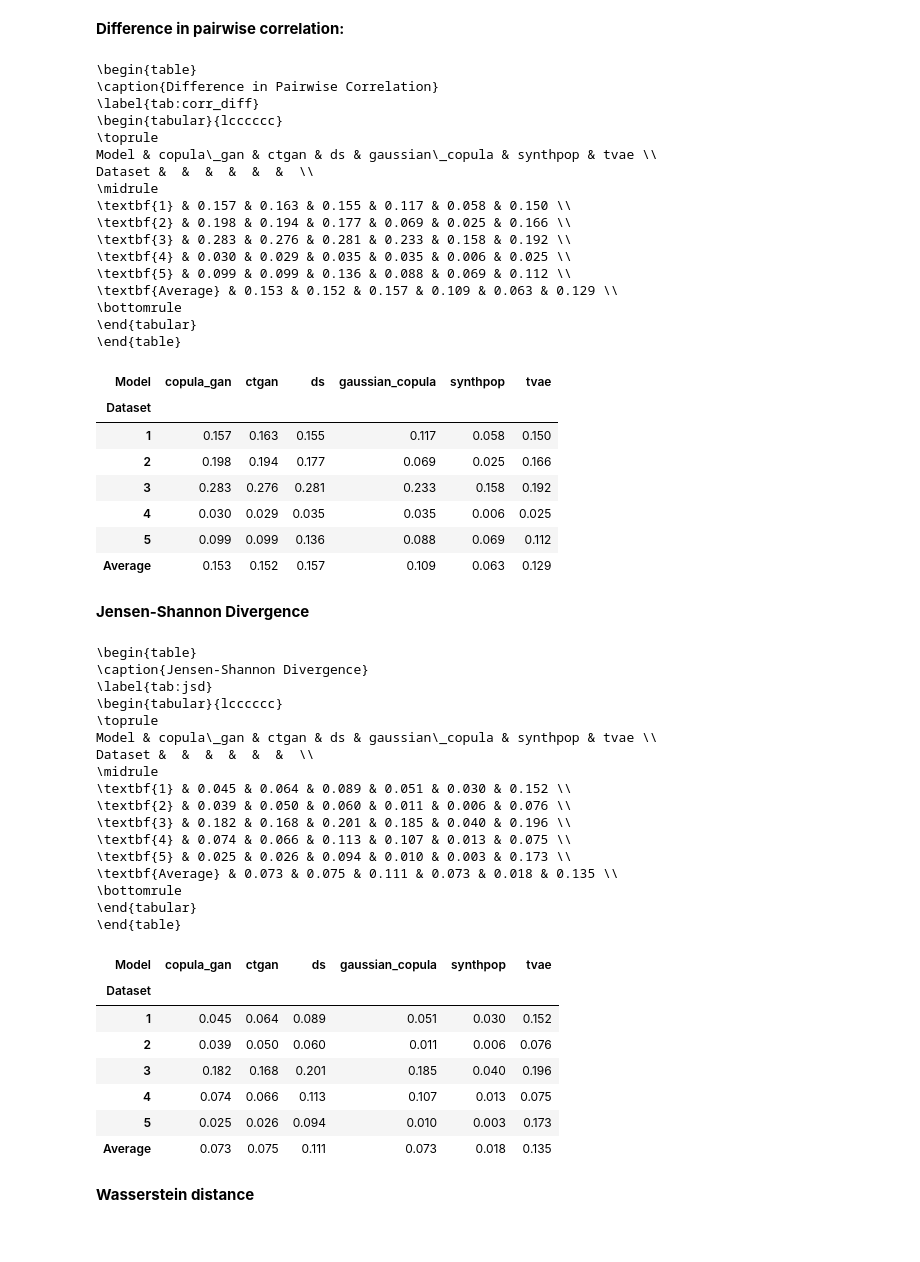
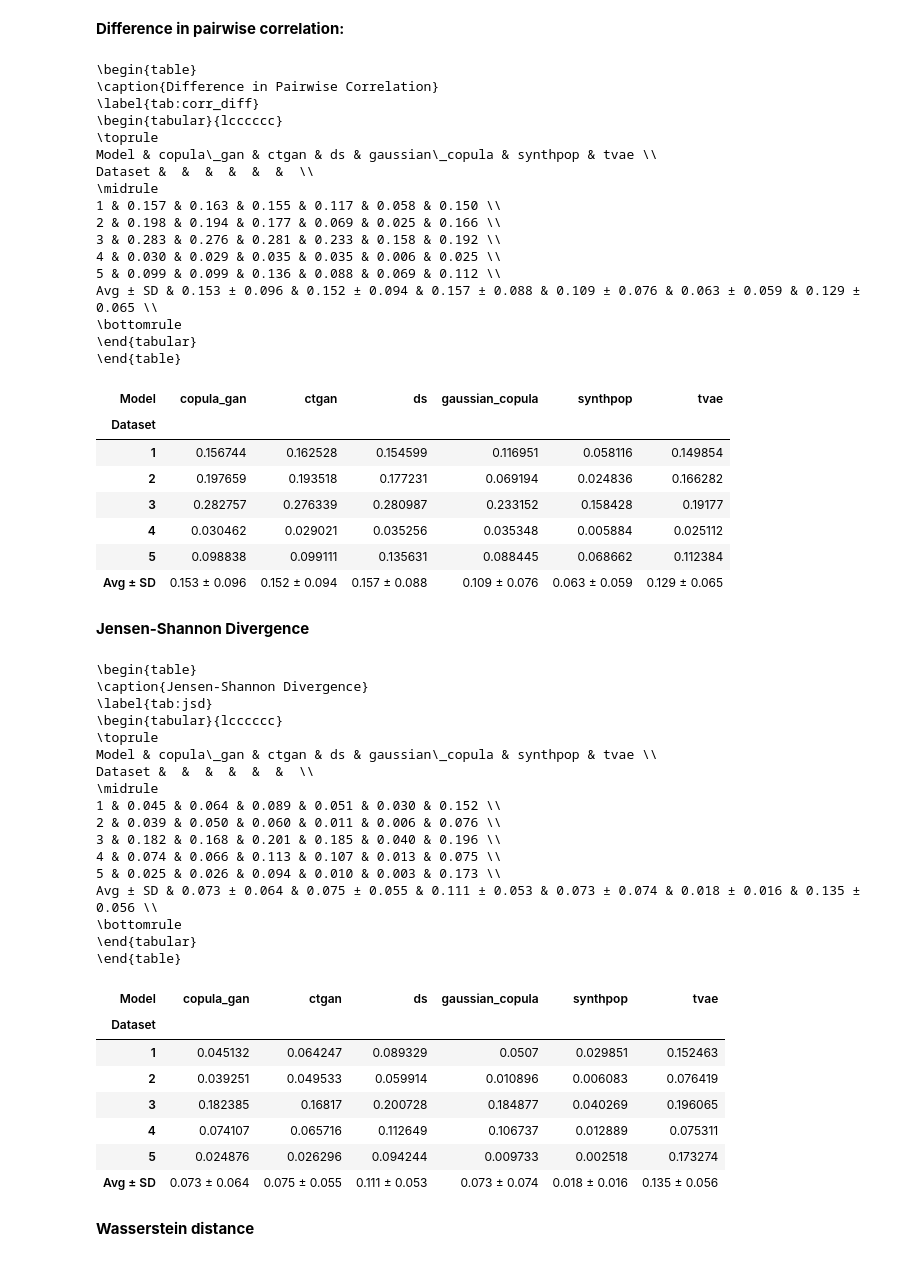
Before and after one commit to toHartel/bt-tobias-hartel, a Jupyter notebook: scripts/notebooks/merge_results.ipynb, the cells around one changed output. Saved outputs shown, nothing was run; the diff lists cells and outputs as text; code cells hidden in the pictures.

Commit message:
added standard deviation to resemblance results

```diff
--- a/scripts/notebooks/merge_results.ipynb
+++ b/scripts/notebooks/merge_results.ipynb
@@ -16,54 +16,59 @@ corr_diff = pd.read_csv('../data/results/tables/corr_diff.csv')
 # Pivot the data to wide format
 corr_diff_wide = corr_diff.pivot(index='Dataset', columns='Model', values='Pairwise Corr Diff')
 
-# Calculate the average correlation difference for each model and add it as a new row
-avg_row = corr_diff_wide.mean(axis=0)
-corr_diff_wide.loc['Average'] = avg_row
+# Calculate the mean correlation difference and standard deviation for each model
+pcd_avg = corr_diff_wide.mean(axis=0)
+pcd_std = corr_diff_wide.std(axis=0)
 
-# Round the values to 3 decimal places
+# Combine into formatted strings: "mean ± std"
+avg_std = pcd_avg.round(3).astype(str) + " ± " + pcd_std.round(3).astype(str)
+
+# Append the new row to the dataframe
+corr_diff_wide.loc['Avg ± SD'] = avg_std
+
+# # Round the values to 3 decimal places
 corr_diff_wide = corr_diff_wide.round(3)
 
 # Save the wide format table to a CSV file
 corr_diff_wide.to_csv('../final_results/combined_tables/corr_diff.csv')
 
-# Print as latex table
+# # Print as latex table
 print(corr_diff_wide.to_latex(
     index=True,                 # Print row names
     float_format="%.3f",        # Set precision
     escape=True,                # Escape special characters
-    bold_rows=True,             # Bold row names
     column_format="lcccccc",    # Align columns
     header=True,                # Print column names
     label="tab:corr_diff",        # Set label
     caption="Difference in Pairwise Correlation", # Set caption
 ))
 corr_diff_wide
 # %% [output]
 \begin{table}
 \caption{Difference in Pairwise Correlation}
 \label{tab:corr_diff}
 \begin{tabular}{lcccccc}
 \toprule
 Model & copula\_gan & ctgan & ds & gaussian\_copula & synthpop & tvae \\
 Dataset &  &  &  &  &  &  \\
 \midrule
-\textbf{1} & 0.157 & 0.163 & 0.155 & 0.117 & 0.058 & 0.150 \\
-\textbf{2} & 0.198 & 0.194 & 0.177 & 0.069 & 0.025 & 0.166 \\
-\textbf{3} & 0.283 & 0.276 & 0.281 & 0.233 & 0.158 & 0.192 \\
-\textbf{4} & 0.030 & 0.029 & 0.035 & 0.035 & 0.006 & 0.025 \\
-\textbf{5} & 0.099 & 0.099 & 0.136 & 0.088 & 0.069 & 0.112 \\
-\textbf{Average} & 0.153 & 0.152 & 0.157 & 0.109 & 0.063 & 0.129 \\
+1 & 0.157 & 0.163 & 0.155 & 0.117 & 0.058 & 0.150 \\
+2 & 0.198 & 0.194 & 0.177 & 0.069 & 0.025 & 0.166 \\
+3 & 0.283 & 0.276 & 0.281 & 0.233 & 0.158 & 0.192 \\
+4 & 0.030 & 0.029 & 0.035 & 0.035 & 0.006 & 0.025 \\
+5 & 0.099 & 0.099 & 0.136 & 0.088 & 0.069 & 0.112 \\
+Avg ± SD & 0.153 ± 0.096 & 0.152 ± 0.094 & 0.157 ± 0.088 & 0.109 ± 0.076 & 0.063 ± 0.059 & 0.129 ± 0.065 \\
 \bottomrule
 \end{tabular}
 \end{table}
 | Model | copula_gan | ctgan | ds | gaussian_copula | synthpop | tvae |
 | Dataset |  |  |  |  |  |  |
-| 1 | 0.157 | 0.163 | 0.155 | 0.117 | 0.058 | 0.150 |
-| 2 | 0.198 | 0.194 | 0.177 | 0.069 | 0.025 | 0.166 |
-| 3 | 0.283 | 0.276 | 0.281 | 0.233 | 0.158 | 0.192 |
-| 4 | 0.030 | 0.029 | 0.035 | 0.035 | 0.006 | 0.025 |
-| 5 | 0.099 | 0.099 | 0.136 | 0.088 | 0.069 | 0.112 |
-| Average | 0.153 | 0.152 | 0.157 | 0.109 | 0.063 | 0.129 |
+| 1 | 0.156744 | 0.162528 | 0.154599 | 0.116951 | 0.058116 | 0.149854 |
+| 2 | 0.197659 | 0.193518 | 0.177231 | 0.069194 | 0.024836 | 0.166282 |
+| 3 | 0.282757 | 0.276339 | 0.280987 | 0.233152 | 0.158428 | 0.19177 |
+| 4 | 0.030462 | 0.029021 | 0.035256 | 0.035348 | 0.005884 | 0.025112 |
+| 5 | 0.098838 | 0.099111 | 0.135631 | 0.088445 | 0.068662 | 0.112384 |
+| Avg ± SD | 0.153 ± 0.096 | 0.152 ± 0.094 | 0.157 ± 0.088 | 0.109 ± 0.076 | 0.063 ± 0.059 | 0.129 ± 0.065 |
 # %% [markdown]
 **Jensen-Shannon Divergence**
 # %%
@@ -73,9 +78,15 @@ jsd = pd.read_csv('../data/results/tables/jsd.csv')
 # Pivot the data to create a wide format table
 jsd_wide = jsd.pivot(index='Dataset', columns='Model', values='JSD Diff')
 
-# Calculate the average for each model and add it as a new row
-avg_row = jsd_wide.mean(axis=0)
-jsd_wide.loc['Average'] = avg_row
+# Calculate the mean and standard deviation for each model
+jsd_avg = jsd_wide.mean(axis=0)
+jsd_std = jsd_wide.std(axis=0)
+
+# Combine the mean and standard deviation into formatted strings: "mean ± std"
+jsd_avg_std = jsd_avg.round(3).astype(str) + " ± " + jsd_std.round(3).astype(str)
+
+# Append the new row to the dataframe
+jsd_wide.loc['Avg ± SD'] = jsd_avg_std
 
 # Round the values to 3 decimal places
 jsd_wide = jsd_wide.round(3)
@@ -88,7 +99,6 @@ print(jsd_wide.to_latex(
     index=True,                 # Print row names
     float_format="%.3f",        # Set precision
     escape=True,                # Escape special characters
-    bold_rows=True,             # Bold row names
     column_format="lcccccc",    # Align columns
     header=True,                # Print column names
     label="tab:jsd",        # Set label
@@ -105,23 +115,23 @@ jsd_wide
 Model & copula\_gan & ctgan & ds & gaussian\_copula & synthpop & tvae \\
 Dataset &  &  &  &  &  &  \\
 \midrule
-\textbf{1} & 0.045 & 0.064 & 0.089 & 0.051 & 0.030 & 0.152 \\
-\textbf{2} & 0.039 & 0.050 & 0.060 & 0.011 & 0.006 & 0.076 \\
-\textbf{3} & 0.182 & 0.168 & 0.201 & 0.185 & 0.040 & 0.196 \\
-\textbf{4} & 0.074 & 0.066 & 0.113 & 0.107 & 0.013 & 0.075 \\
-\textbf{5} & 0.025 & 0.026 & 0.094 & 0.010 & 0.003 & 0.173 \\
-\textbf{Average} & 0.073 & 0.075 & 0.111 & 0.073 & 0.018 & 0.135 \\
+1 & 0.045 & 0.064 & 0.089 & 0.051 & 0.030 & 0.152 \\
+2 & 0.039 & 0.050 & 0.060 & 0.011 & 0.006 & 0.076 \\
+3 & 0.182 & 0.168 & 0.201 & 0.185 & 0.040 & 0.196 \\
+4 & 0.074 & 0.066 & 0.113 & 0.107 & 0.013 & 0.075 \\
+5 & 0.025 & 0.026 & 0.094 & 0.010 & 0.003 & 0.173 \\
+Avg ± SD & 0.073 ± 0.064 & 0.075 ± 0.055 & 0.111 ± 0.053 & 0.073 ± 0.074 & 0.018 ± 0.016 & 0.135 ± 0.056 \\
 \bottomrule
 \end{tabular}
 \end{table}
 | Model | copula_gan | ctgan | ds | gaussian_copula | synthpop | tvae |
 | Dataset |  |  |  |  |  |  |
-| 1 | 0.045 | 0.064 | 0.089 | 0.051 | 0.030 | 0.152 |
-| 2 | 0.039 | 0.050 | 0.060 | 0.011 | 0.006 | 0.076 |
-| 3 | 0.182 | 0.168 | 0.201 | 0.185 | 0.040 | 0.196 |
-| 4 | 0.074 | 0.066 | 0.113 | 0.107 | 0.013 | 0.075 |
-| 5 | 0.025 | 0.026 | 0.094 | 0.010 | 0.003 | 0.173 |
-| Average | 0.073 | 0.075 | 0.111 | 0.073 | 0.018 | 0.135 |
+| 1 | 0.045132 | 0.064247 | 0.089329 | 0.0507 | 0.029851 | 0.152463 |
+| 2 | 0.039251 | 0.049533 | 0.059914 | 0.010896 | 0.006083 | 0.076419 |
+| 3 | 0.182385 | 0.16817 | 0.200728 | 0.184877 | 0.040269 | 0.196065 |
+| 4 | 0.074107 | 0.065716 | 0.112649 | 0.106737 | 0.012889 | 0.075311 |
+| 5 | 0.024876 | 0.026296 | 0.094244 | 0.009733 | 0.002518 | 0.173274 |
+| Avg ± SD | 0.073 ± 0.064 | 0.075 ± 0.055 | 0.111 ± 0.053 | 0.073 ± 0.074 | 0.018 ± 0.016 | 0.135 ± 0.056 |
 # %% [markdown]
 **Wasserstein distance**
 # %%
```
Also changed, not shown: parts of 1 cell of this notebook, 6 other files.
